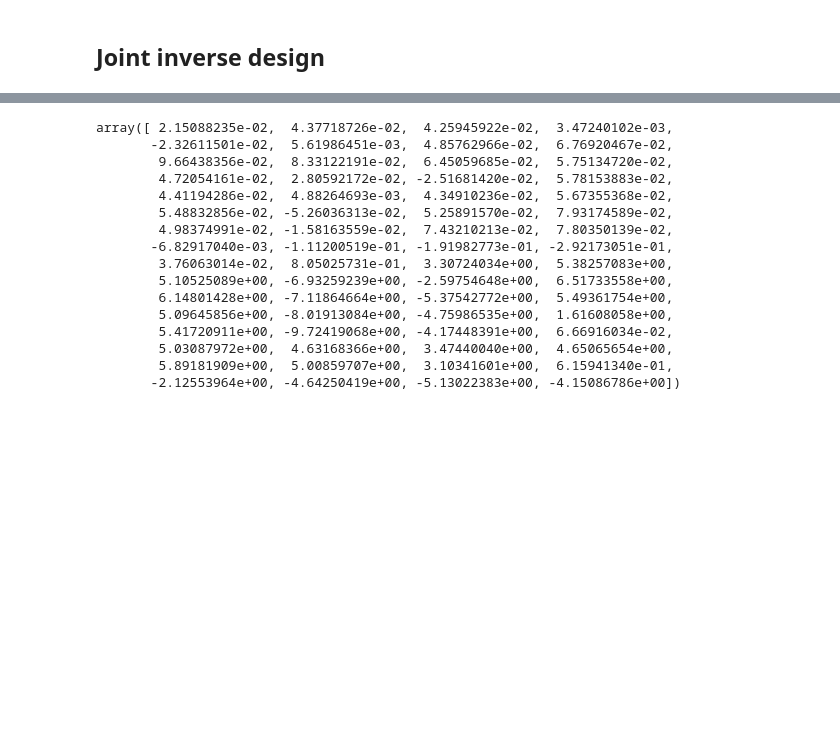
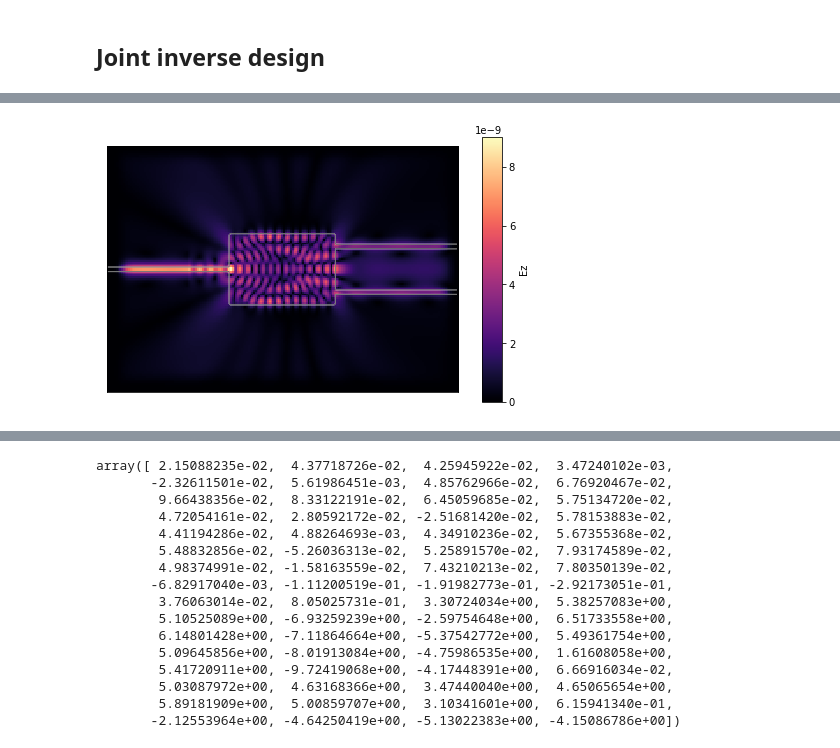
Before and after one commit to bencbartlett/neural-maxwell, a Jupyter notebook: neural_maxwell/notebooks/Joint_inverse_design.ipynb, the cells around one changed output, grey strips where cells are left out. Drawn from its saved outputs; the diff is of its cells as text; code cells hidden in the pictures; blank space fills up the shorter version.

```diff
--- a/neural_maxwell/notebooks/Joint_inverse_design.ipynb
+++ b/neural_maxwell/notebooks/Joint_inverse_design.ipynb
@@ -17,0 +64,22 @@ from models.utils import pbar, tensor_diff, tensor_roll
+# %%
+# set the input waveguide modal source
+simulation.add_mode(neff=np.sqrt(eps_m), direction_normal='x', center=[NPML[0]+int(l/2/dl), ny], width=int(H/2/dl), scale=source_amp)
+simulation.setup_modes()
+
+# make a new simulation to get the modal profile of the top output port
+top = Simulation(omega, eps_r, dl, NPML, 'Ez')
+top.add_mode(neff=np.sqrt(eps_m), direction_normal='x', center=[-NPML[0]-int(l/2/dl), ny+int(d/2/dl)], width=int(H/2/dl))
+top.setup_modes()
+J_top = np.abs(top.src)
+
+# make a new simulation to get the modal profile of the bottom output port
+bot = Simulation(omega, eps_r, dl, NPML, 'Ez')
+bot.add_mode(neff=np.sqrt(eps_m), direction_normal='x', center=[-NPML[0]-int(l/2/dl), ny-int(d/2/dl)], width=int(H/2/dl))
+bot.setup_modes()
+J_bot = np.abs(bot.src)
+
+# set source and solve for electromagnetic fields
+(Hx, Hy, Ez) = simulation.solve_fields()
+simulation.plt_abs(outline=True, cbar=True);
+# %% [output]
+[figure, added]
```
Also changed, not shown: parts of 8 cells of this notebook, 4 other files.
